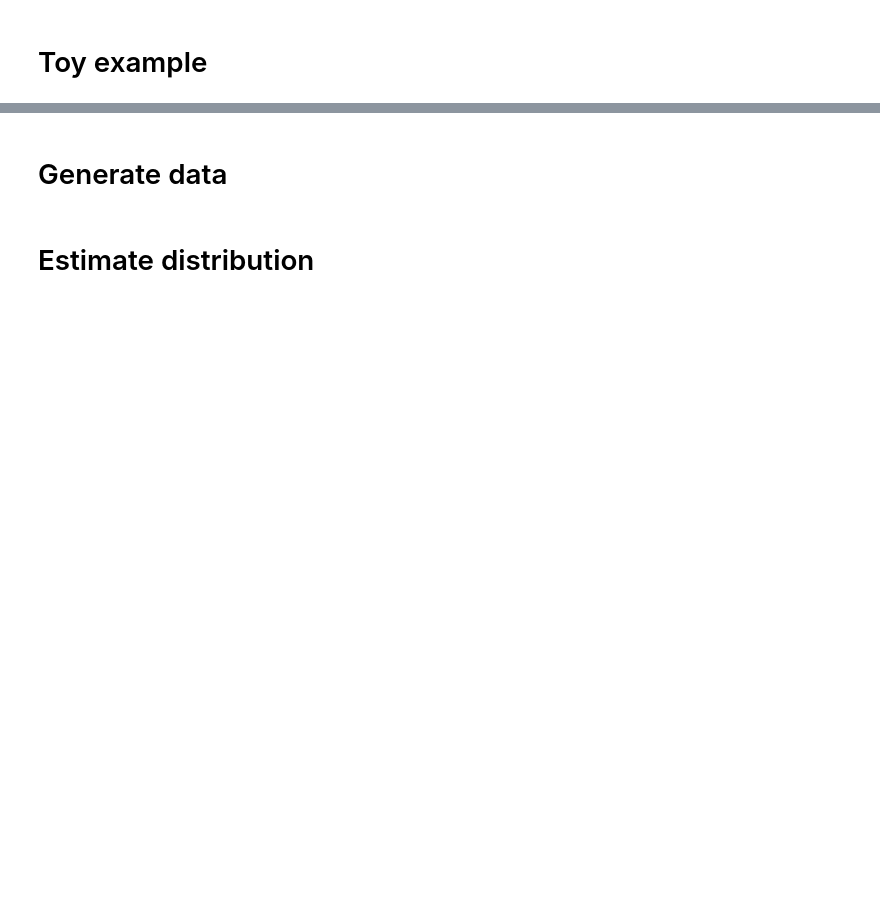
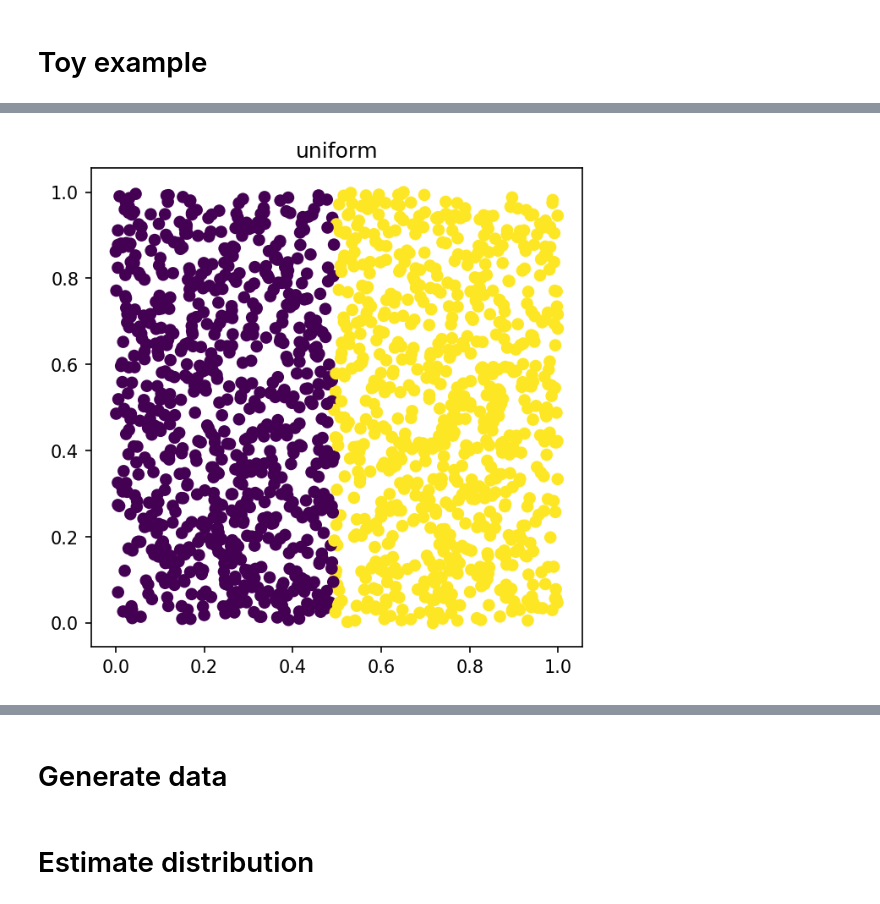
Before and after one commit to blufzzz/Skoltech-Microbiome-Project, a Jupyter notebook: Statistical significance.ipynb, the cells around one changed output, grey strips where cells are left out. Cells and saved outputs as stored; diff of their text form; code cells hidden in the pictures; blank space fills up the shorter version.

```diff
--- a/Statistical significance.ipynb
+++ b/Statistical significance.ipynb
@@ -109,0 +213,13 @@ plt.show()
+# %%
+from sklearn.cluster import DBSCAN, KMeans, SpectralClustering
+from copy import copy
+
+RANDOM_SEED=42
+FIGSIZE=(5,5)
+DPI=150
+FONTSIZE=12
+
+SILHOETTE_THRESHOLD_DISTINCT = 0.5
+SILHOETTE_THRESHOLD_MODERATE = 0.85
+DB_THRESHOLD_DISTINCT = 0.4
+DB_THRESHOLD_MODERATE = 0.8
@@ -109,0 +287,8 @@ plt.show()
+# %%
+x,y = data_dict['uniform']
+plt.figure(figsize=FIGSIZE, dpi=DPI)
+plt.scatter(x[:,0], x[:,1], c = y)
+plt.title('uniform', fontsize=FONTSIZE)
+plt.show()
+# %% [output]
+[figure, added]
```
Also changed, not shown: parts of 20 cells of this notebook, 11 other files.
